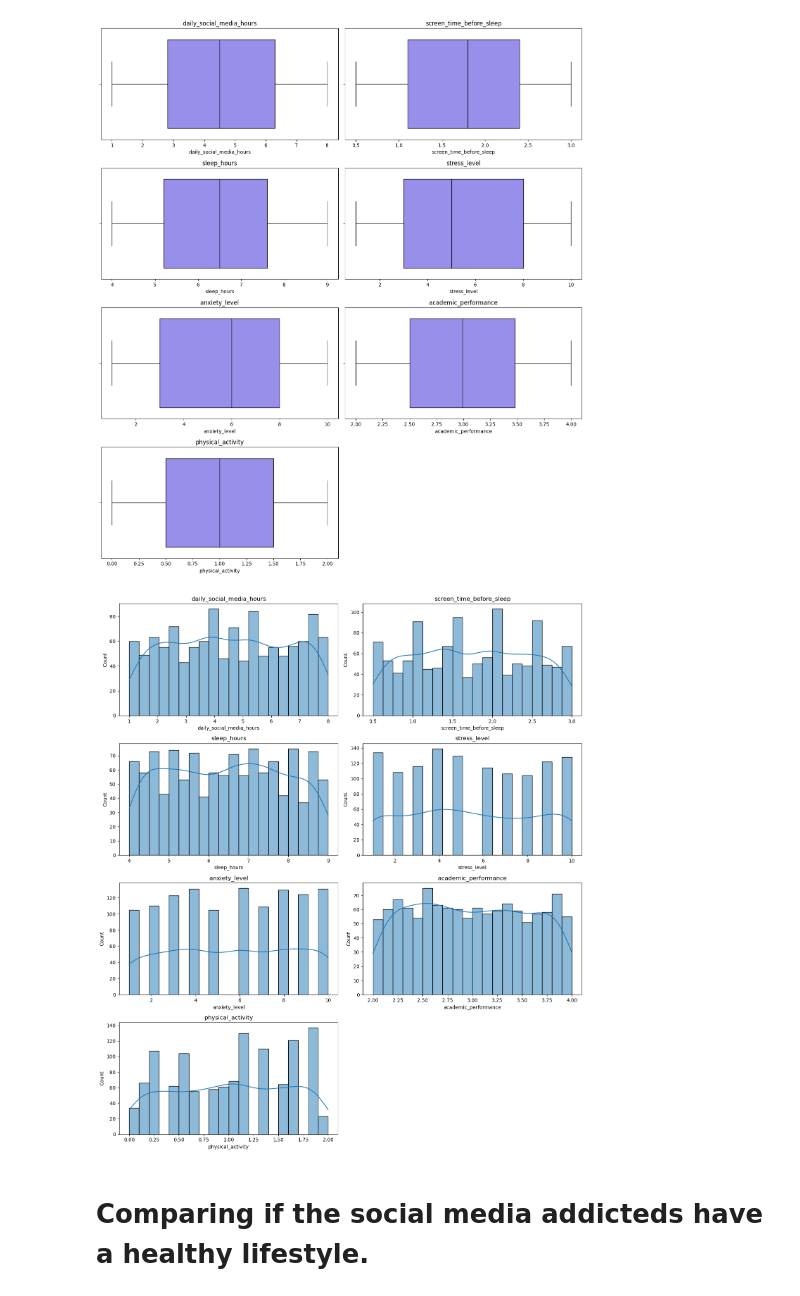
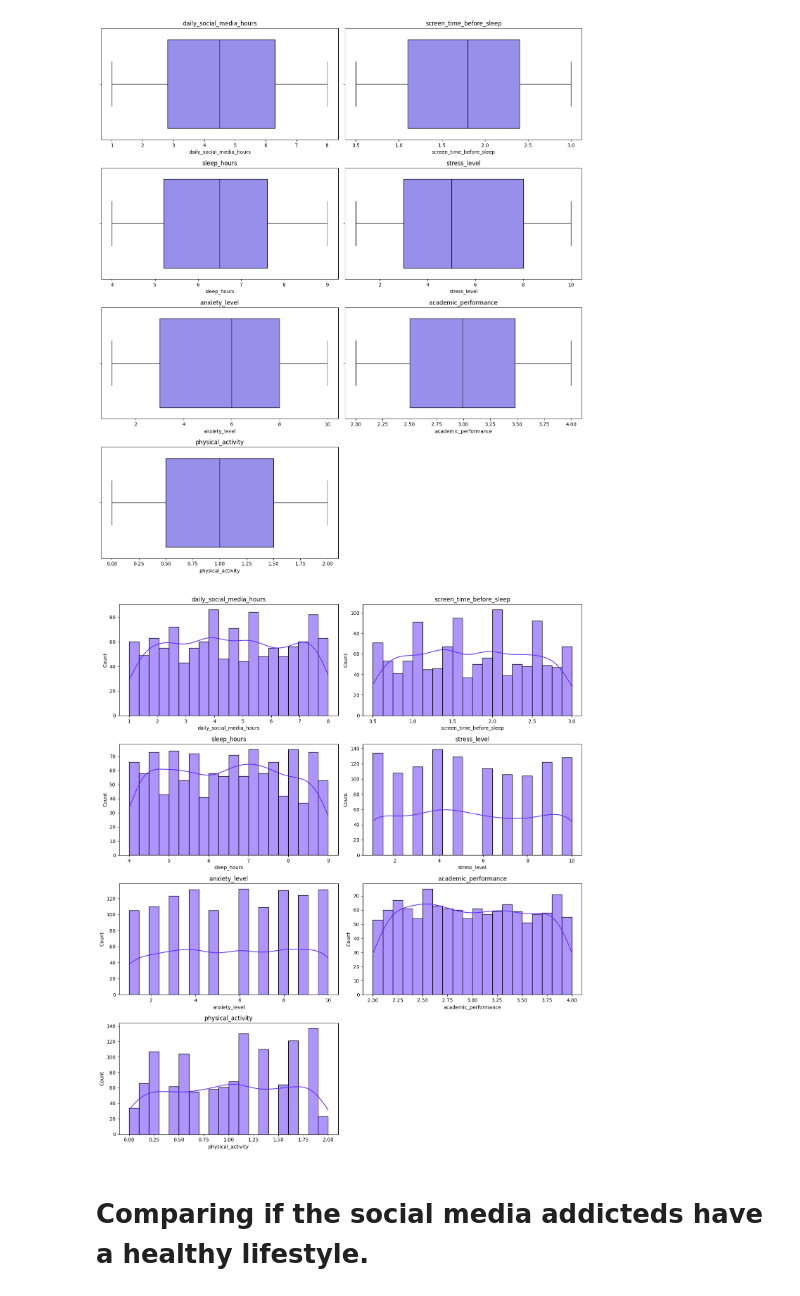
Before and after one commit to Leow14/Social-Media-Impact, a Jupyter notebook: Data analysis/Notebooks/primary_analysis.ipynb, the cells around one changed output. Cells and saved outputs as stored; diff of their text form; code cells hidden in the pictures.

```diff
--- a/Data analysis/Notebooks/primary_analysis.ipynb
+++ b/Data analysis/Notebooks/primary_analysis.ipynb
@@ -423,23 +424,24 @@ plt.show()
 # %%
 fig, axes = plt.subplots(4, 2, figsize=(14, 16))
 axes = axes.flatten()
 
 for i, col in enumerate(numeric_cols):
     sns.histplot(
         mental_health[col],
         bins=20,
         kde=True,
-        ax=axes[i]
+        ax=axes[i],
+        color="#5E2BFF"
     )
     axes[i].set_title(col)
 
 for j in range(len(numeric_cols), len(axes)):
     axes[j].axis("off")
 
 plt.tight_layout()
 plt.show()
 # %% [output]
-[figure, old version]
+[figure, new version]
 # %% [markdown]
 # Comparing if the social media addicteds have a healthy lifestyle.
 # %%
```
Also changed, not shown: parts of 22 cells of this notebook.
